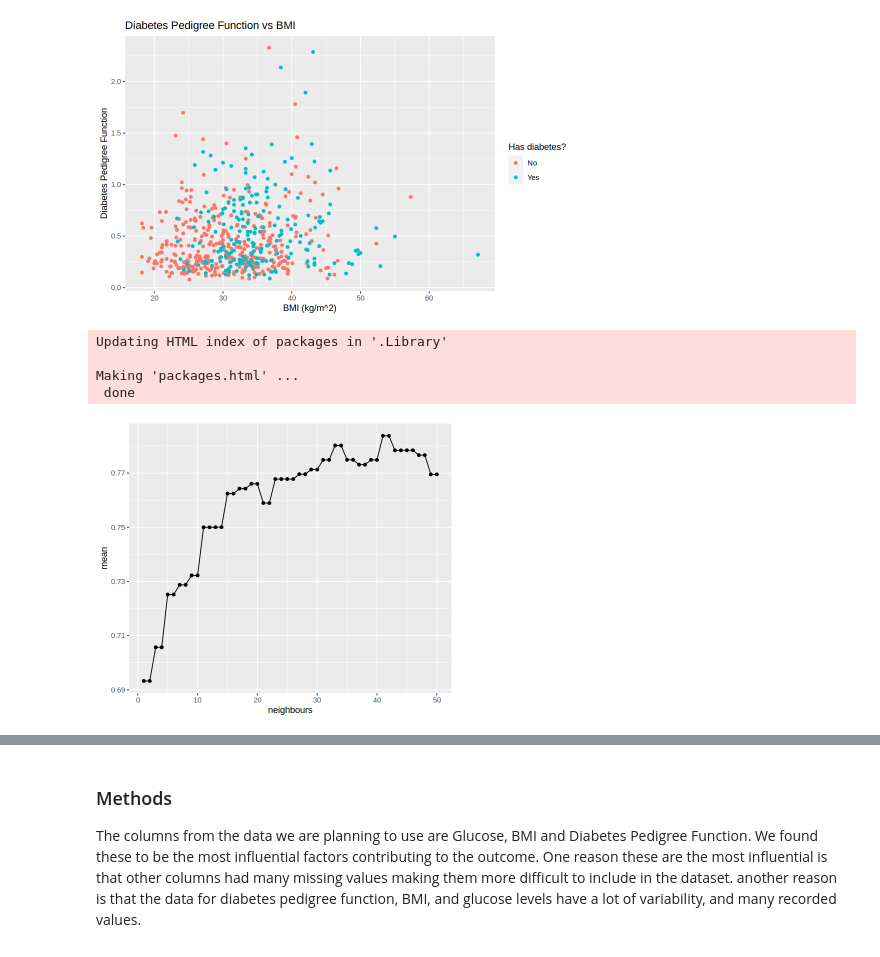
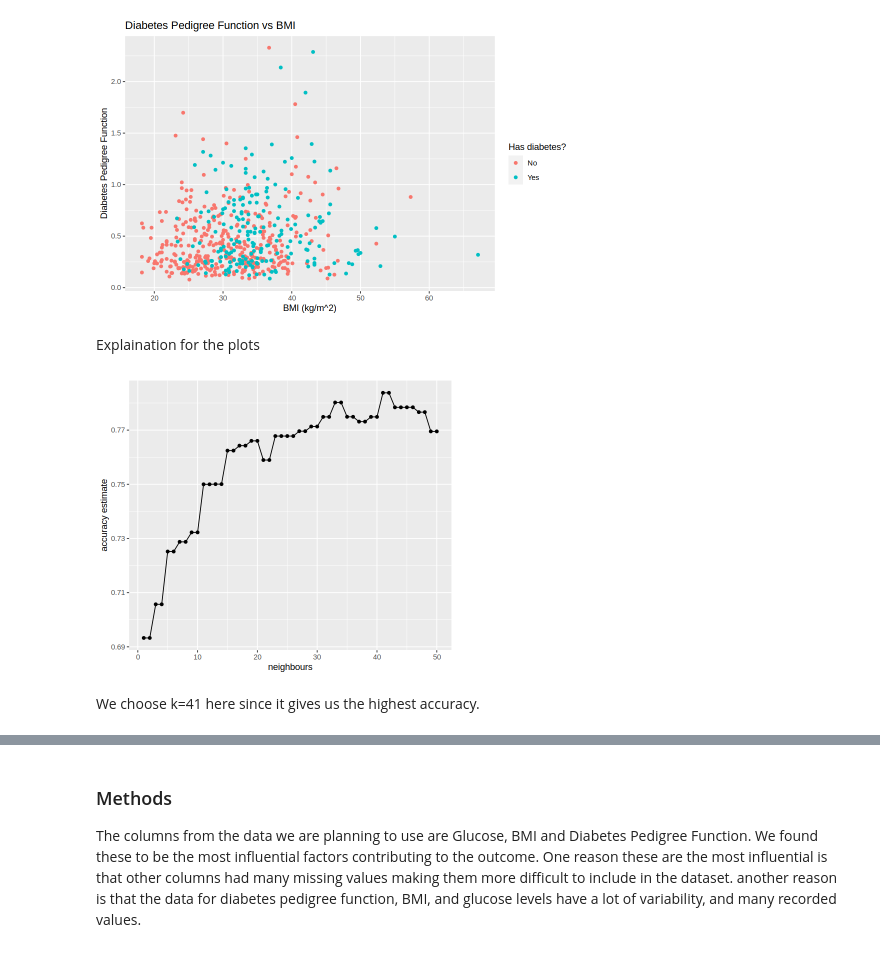
Before and after one commit to AmritS14/DSCI-Project, a Jupyter notebook: Project.ipynb, the cells around one changed output, grey strips where cells are left out. Drawn from its saved outputs; the diff is of its cells as text; code cells hidden in the pictures.

```diff
--- a/Project.ipynb
+++ b/Project.ipynb
@@ -240,13 +289,8 @@ diabetes_plot_3
 [figure]
 [figure]
 [figure]
-# %%
-install.packages("kknn")
-# %% [output]
-Updating HTML index of packages in '.Library'
-
-Making 'packages.html' ...
- done
+# %% [markdown]
+Explaination for the plots
 # %%
 set.seed(1234)
 
@@ -275,9 +319,11 @@ accuracies <- knn_results|>
 # %%
 cross_val_plot <- accuracies |>
                   ggplot(aes(x=neighbors, y=mean))+
                   geom_point() +
                   geom_line()+
-                  labs(x = "neighbours", Outcome = "accuracy estimate")
+                  labs(x = "neighbours", y= "accuracy estimate")
 cross_val_plot
 # %% [output]
-[figure, old version]
+[figure, new version]
+# %% [markdown]
+We choose k=41 here since it gives us the highest accuracy.
```
Also changed, not shown: parts of 8 cells of this notebook.
